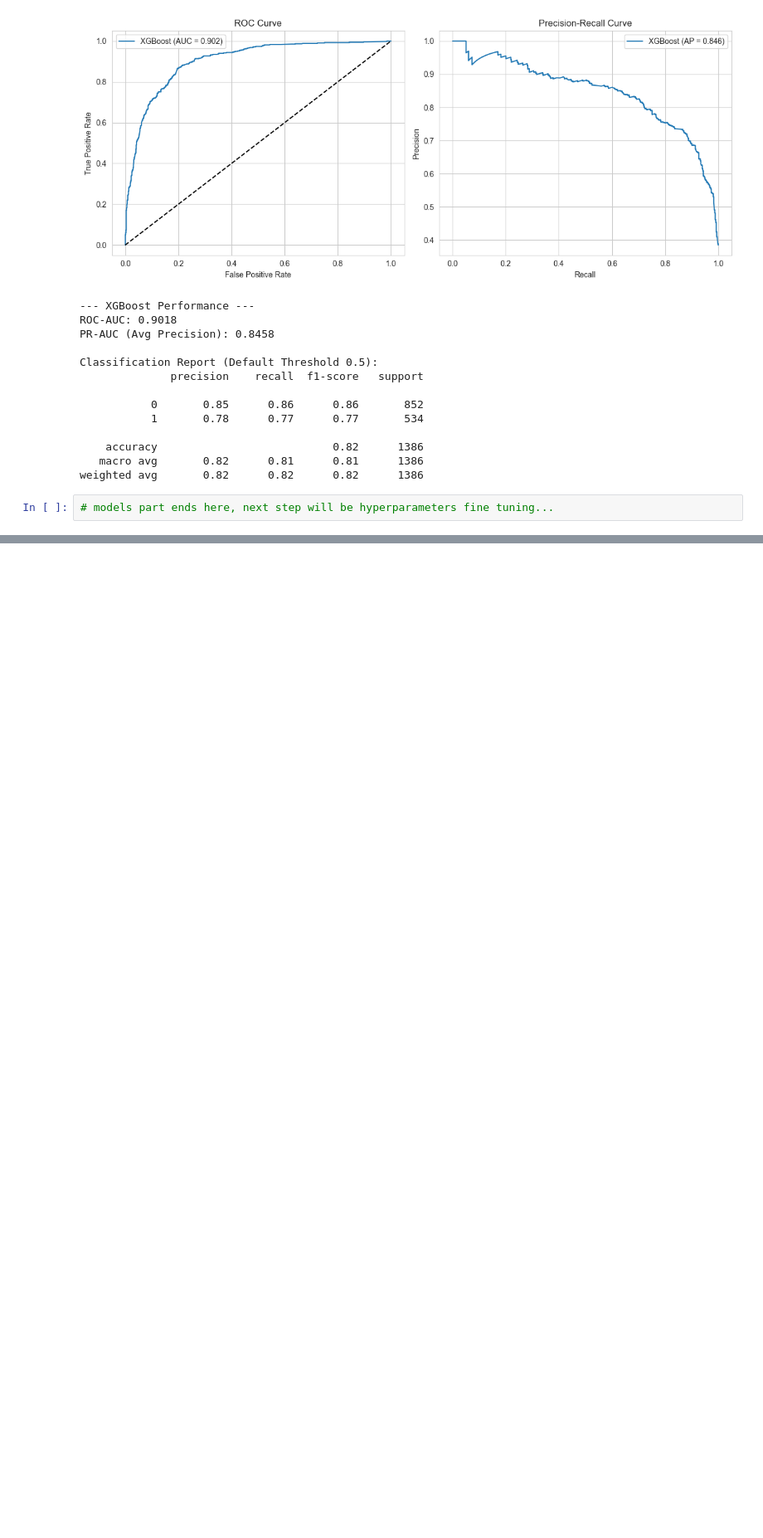
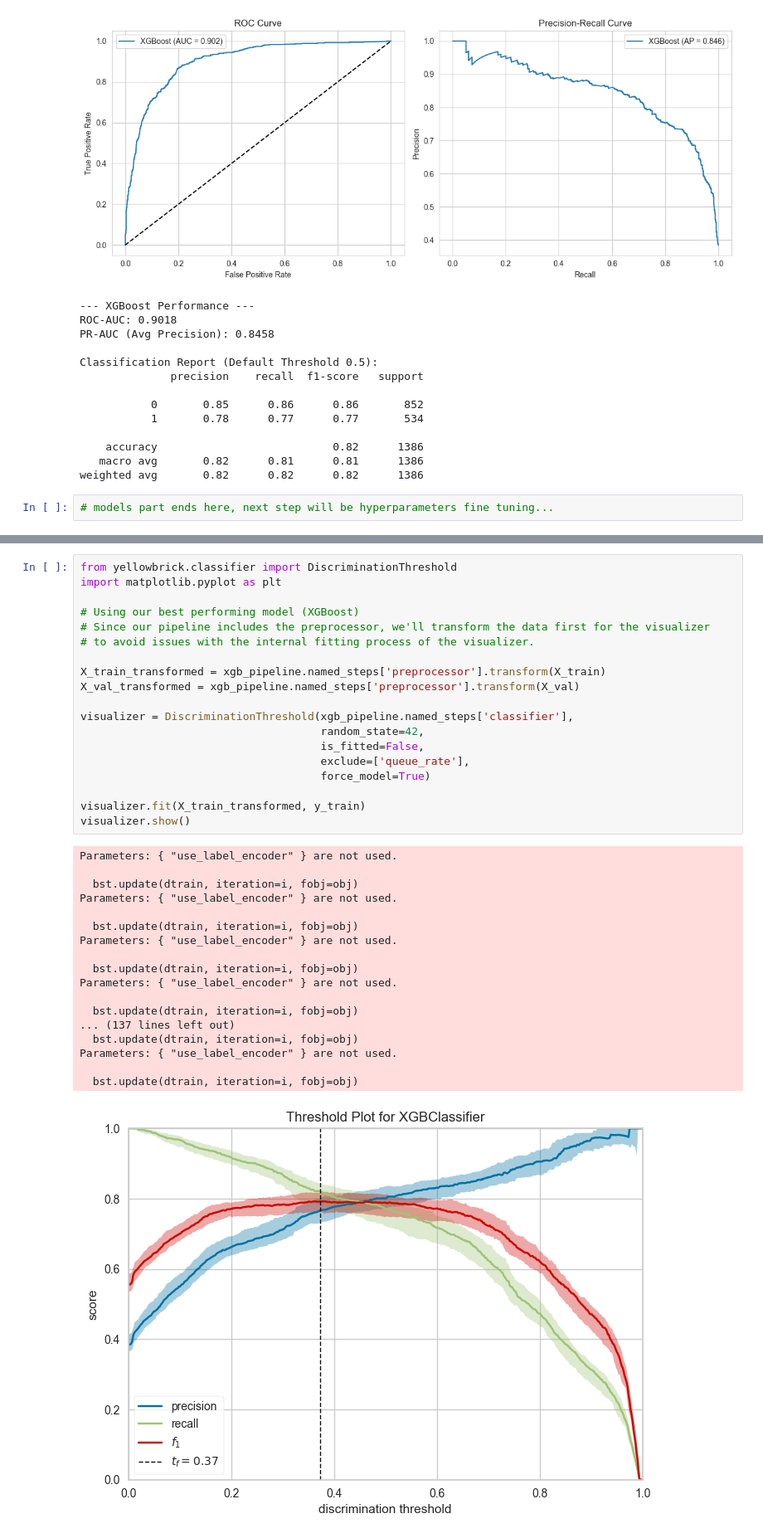
Before and after one commit to denis911/kaggle-lead-scoring-full-cycle-to-cloud-deployment, a Jupyter notebook: EDA.ipynb, the cells around one changed output, grey strips where cells are left out. Shown: that part at 83% size. Drawn from its saved outputs; the diff is of its cells as text; blank space fills up the shorter version.

Commit message:
notebook finished, model/pipeline exported

```diff
--- a/EDA.ipynb
+++ b/EDA.ipynb
@@ -712,0 +722,38 @@ weighted avg       0.82      0.82      0.82      1386
+# %%
+from yellowbrick.classifier import DiscriminationThreshold
+import matplotlib.pyplot as plt
+
+# Using our best performing model (XGBoost)
+# Since our pipeline includes the preprocessor, we'll transform the data first for the visualizer
+# to avoid issues with the internal fitting process of the visualizer.
+
+X_train_transformed = xgb_pipeline.named_steps['preprocessor'].transform(X_train)
+X_val_transformed = xgb_pipeline.named_steps['preprocessor'].transform(X_val)
+
+visualizer = DiscriminationThreshold(xgb_pipeline.named_steps['classifier'],
+                                     random_state=42,
+                                     is_fitted=False,
+                                     exclude=['queue_rate'],
+                                     force_model=True)
+
+visualizer.fit(X_train_transformed, y_train)
+visualizer.show()
+# %% [output]
+Parameters: { "use_label_encoder" } are not used.
+
+  bst.update(dtrain, iteration=i, fobj=obj)
+Parameters: { "use_label_encoder" } are not used.
+
+  bst.update(dtrain, iteration=i, fobj=obj)
+Parameters: { "use_label_encoder" } are not used.
+
+  bst.update(dtrain, iteration=i, fobj=obj)
+Parameters: { "use_label_encoder" } are not used.
+
+  bst.update(dtrain, iteration=i, fobj=obj)
+... (137 lines left out)
+  bst.update(dtrain, iteration=i, fobj=obj)
+Parameters: { "use_label_encoder" } are not used.
+
+  bst.update(dtrain, iteration=i, fobj=obj)
+[figure, added]
```
Also changed, not shown: parts of 9 cells of this notebook, 3 other files.
